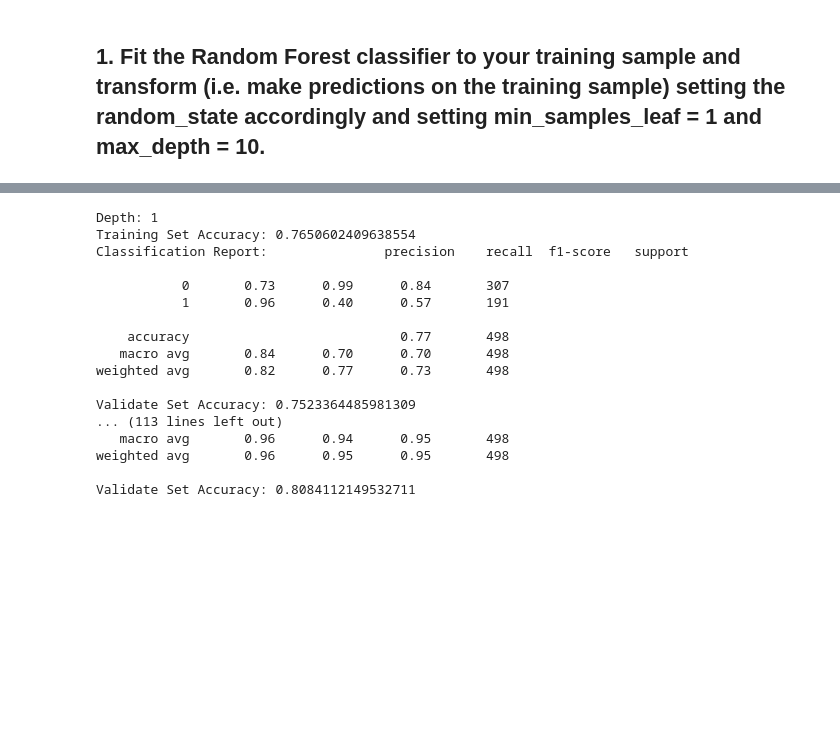
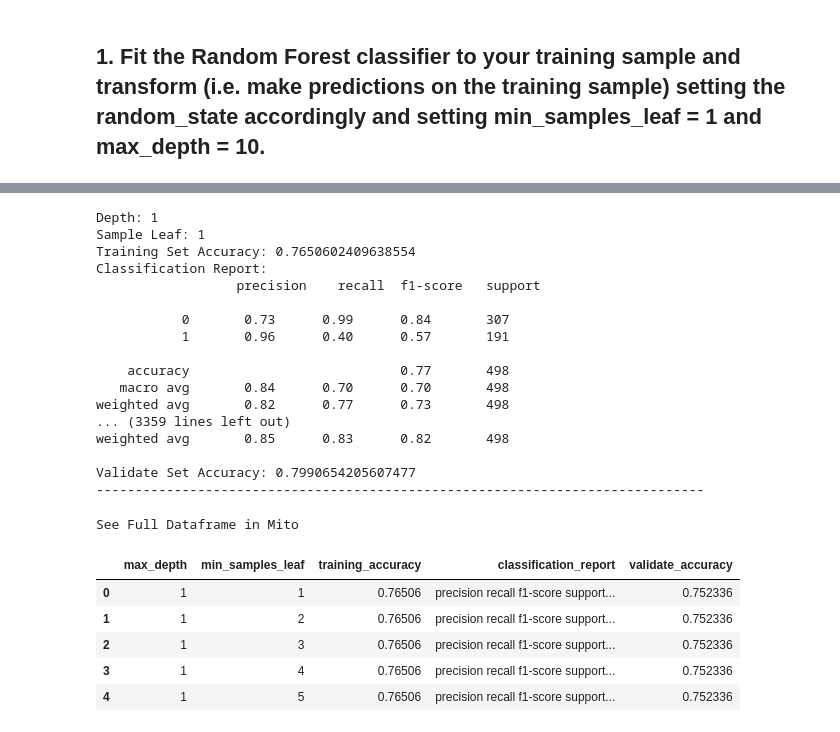
Before and after one commit to fred-lindsey/classification_exercises, a Jupyter notebook: model.ipynb, the cells around one changed output, grey strips where cells are left out. Saved outputs shown, nothing was run; the diff lists cells and outputs as text; code cells hidden in the pictures; blank space fills up the shorter version.

```diff
--- a/model.ipynb
+++ b/model.ipynb
@@ -1321,14 +1326,18 @@ print(max_depth_list)
 # %%
-for model in max_depth_list:
+for model in max_depth_and_leaf_samples_list:
     print(f"Depth: {model['max_depth']}")
+    print(f"Sample Leaf: {model['min_samples_leaf']}")
     print(f"Training Set Accuracy: {model['training_accuracy']}")
-    print(f"Classification Report: {model['classification_report']}")
+    print(f"""Classification Report:
+    {model['classification_report']}""")
     print(f"Validate Set Accuracy: {model['validate_accuracy']}")
-    print()
+    print('------------------------------------------------------------------------------')
 # %% [output]
 Depth: 1
+Sample Leaf: 1
 Training Set Accuracy: 0.7650602409638554
-Classification Report:               precision    recall  f1-score   support
+Classification Report:
+                  precision    recall  f1-score   support
 
            0       0.73      0.99      0.84       307
            1       0.96      0.40      0.57       191
@@ -1336,10 +1345,19 @@ Classification Report:               precision    recall  f1-score   support
     accuracy                           0.77       498
    macro avg       0.84      0.70      0.70       498
 weighted avg       0.82      0.77      0.73       498
+... (3359 lines left out)
+weighted avg       0.85      0.83      0.82       498
 
-Validate Set Accuracy: 0.7523364485981309
-... (113 lines left out)
-   macro avg       0.96      0.94      0.95       498
-weighted avg       0.96      0.95      0.95       498
-
-Validate Set Accuracy: 0.8084112149532711
+Validate Set Accuracy: 0.7990654205607477
+------------------------------------------------------------------------------
+# %%
+df = pd.DataFrame(max_depth_and_leaf_samples_list)
+df.head()
+# %% [output]
+See Full Dataframe in Mito
+|  | max_depth | min_samples_leaf | training_accuracy | classification_report | validate_accuracy |
+| 0 | 1 | 1 | 0.76506 | precision recall f1-score support... | 0.752336 |
+| 1 | 1 | 2 | 0.76506 | precision recall f1-score support... | 0.752336 |
+| 2 | 1 | 3 | 0.76506 | precision recall f1-score support... | 0.752336 |
+| 3 | 1 | 4 | 0.76506 | precision recall f1-score support... | 0.752336 |
+| 4 | 1 | 5 | 0.76506 | precision recall f1-score support... | 0.752336 |
```
Also changed, not shown: parts of 28 cells of this notebook, 1 other file.
